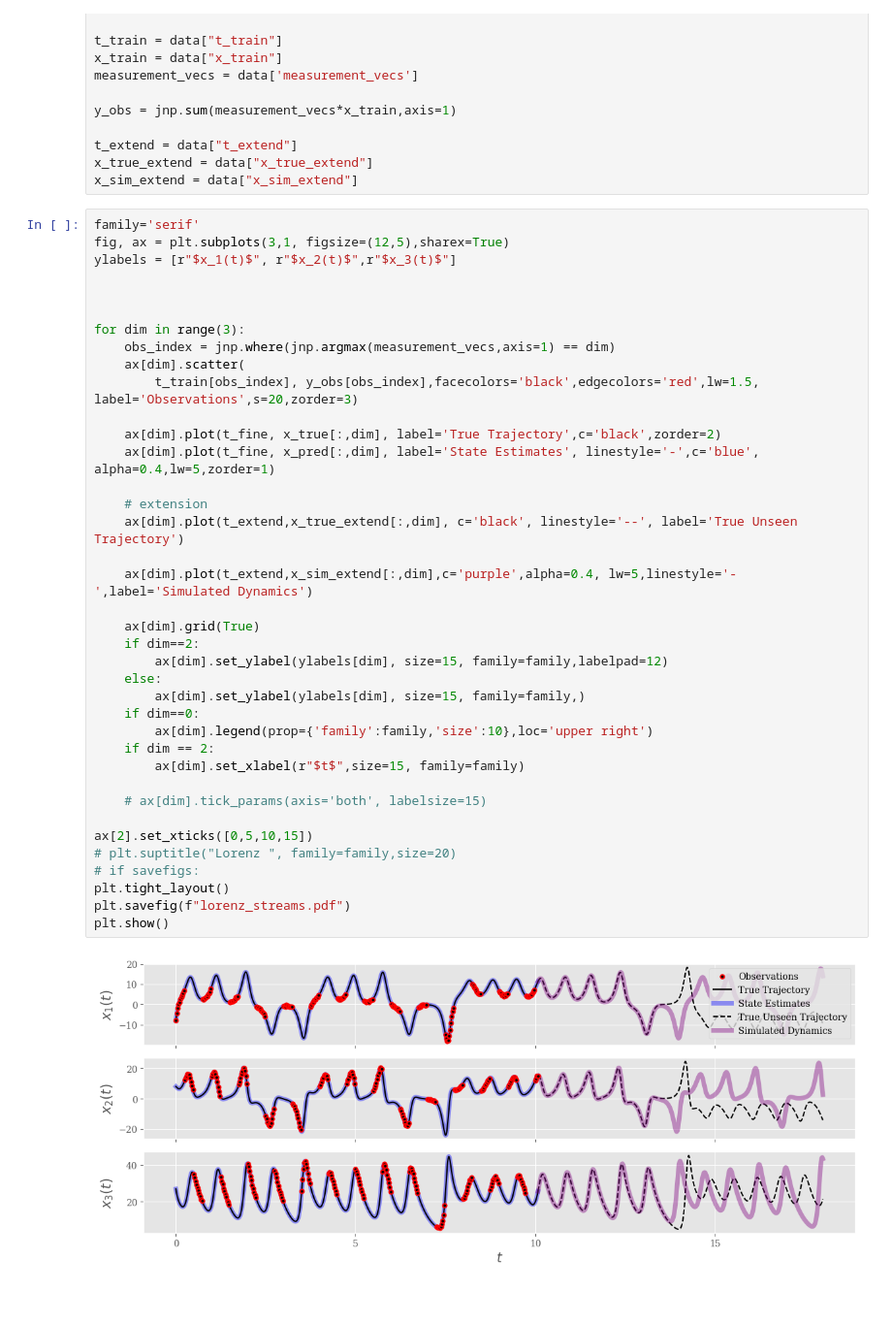
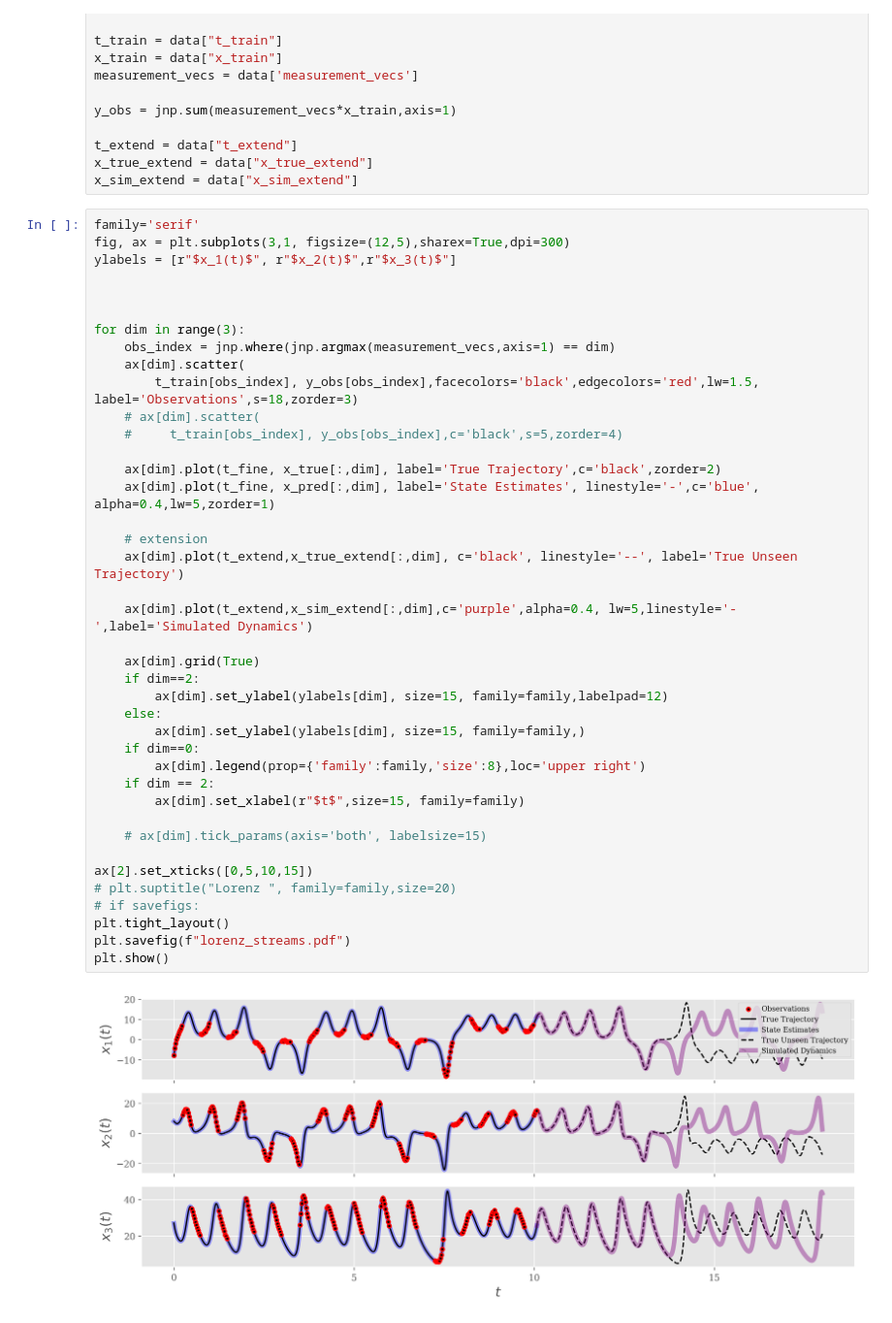
Before and after one commit to AHsu98/jsindy, a Jupyter notebook: paper-figures/partial-obs/streams/lorenz-streams.ipynb, the cells around one changed output. Shown at 97% size. Saved outputs shown, nothing was run; the diff lists cells and outputs as text; blank space fills up the shorter version.

Commit message:
update figures

```diff
--- a/paper-figures/partial-obs/streams/lorenz-streams.ipynb
+++ b/paper-figures/partial-obs/streams/lorenz-streams.ipynb
@@ -288,7 +288,7 @@ x_true_extend = data["x_true_extend"]
 x_sim_extend = data["x_sim_extend"]
 # %%
 family='serif'
-fig, ax = plt.subplots(3,1, figsize=(12,5),sharex=True)
+fig, ax = plt.subplots(3,1, figsize=(12,5),sharex=True,dpi=300)
 ylabels = [r"$x_1(t)$", r"$x_2(t)$",r"$x_3(t)$"]
 
 
@@ -296,33 +296,35 @@ ylabels = [r"$x_1(t)$", r"$x_2(t)$",r"$x_3(t)$"]
 for dim in range(3):
     obs_index = jnp.where(jnp.argmax(measurement_vecs,axis=1) == dim)
     ax[dim].scatter(
-        t_train[obs_index], y_obs[obs_index],facecolors='black',edgecolors='red',lw=1.5, label='Observations',s=20,zorder=3)
+        t_train[obs_index], y_obs[obs_index],facecolors='black',edgecolors='red',lw=1.5, label='Observations',s=18,zorder=3)
+    # ax[dim].scatter(
+    #     t_train[obs_index], y_obs[obs_index],c='black',s=5,zorder=4)
 
     ax[dim].plot(t_fine, x_true[:,dim], label='True Trajectory',c='black',zorder=2)
     ax[dim].plot(t_fine, x_pred[:,dim], label='State Estimates', linestyle='-',c='blue', alpha=0.4,lw=5,zorder=1)
 
     # extension
     ax[dim].plot(t_extend,x_true_extend[:,dim], c='black', linestyle='--', label='True Unseen Trajectory')
 
     ax[dim].plot(t_extend,x_sim_extend[:,dim],c='purple',alpha=0.4, lw=5,linestyle='-',label='Simulated Dynamics')
 
     ax[dim].grid(True)
     if dim==2:
         ax[dim].set_ylabel(ylabels[dim], size=15, family=family,labelpad=12)
     else:
         ax[dim].set_ylabel(ylabels[dim], size=15, family=family,)
     if dim==0:
-        ax[dim].legend(prop={'family':family,'size':10},loc='upper right')
+        ax[dim].legend(prop={'family':family,'size':8},loc='upper right')
     if dim == 2:
         ax[dim].set_xlabel(r"$t$",size=15, family=family)
 
     # ax[dim].tick_params(axis='both', labelsize=15)
 
 ax[2].set_xticks([0,5,10,15])
 # plt.suptitle("Lorenz ", family=family,size=20)
 # if savefigs:
 plt.tight_layout()
 plt.savefig(f"lorenz_streams.pdf")
 plt.show()
 # %% [output]
-[figure, old version]
+[figure, new version]
```
Also changed, not shown: 8 other files.
